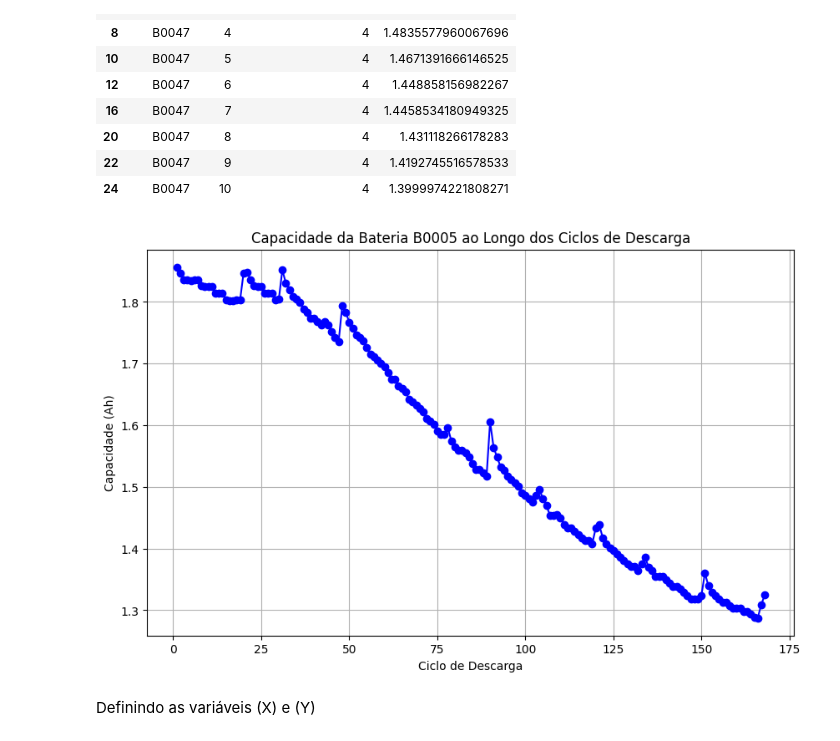
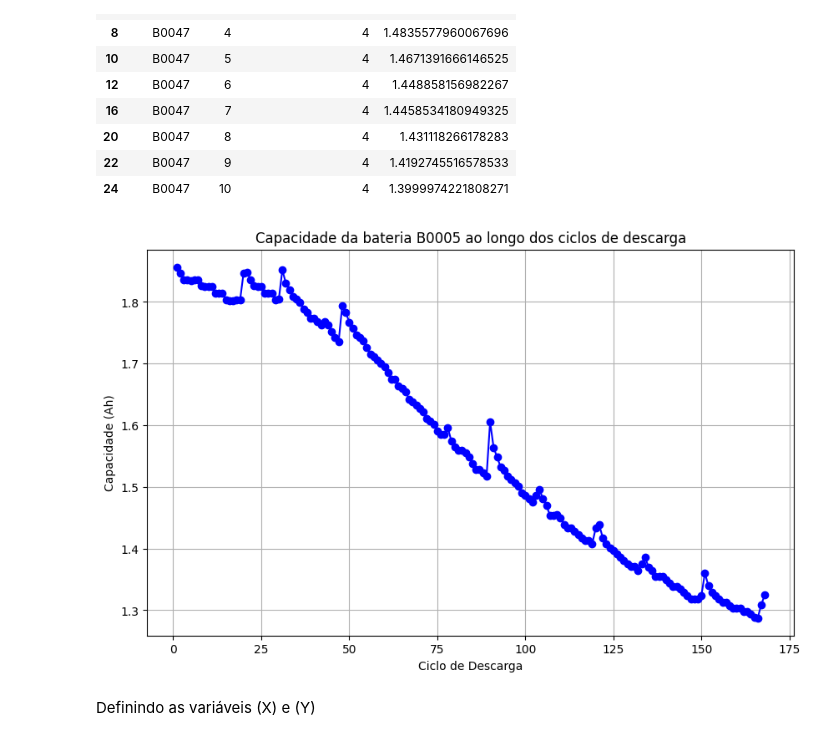
Before and after one commit to EnukNogueira/nasa-battery, a Jupyter notebook: sklearn_battery.ipynb, the cells around one changed output. Cells and saved outputs as stored; diff of their text form; code cells hidden in the pictures.

```diff
--- a/sklearn_battery.ipynb
+++ b/sklearn_battery.ipynb
@@ -122,21 +122,21 @@ df_descarga[['battery_id', 'ciclo', 'ambient_temperature', 'Capacity']].head(10)
 # %%
 # Convertendo de string para float, para evitar problemas de plotagem
 df_descarga['Capacity'] = pd.to_numeric(df_descarga['Capacity'], errors='coerce')
 df_descarga['ambient_temperature'] = pd.to_numeric(df_descarga['ambient_temperature'], errors='coerce')
 df_descarga = df_descarga.dropna(subset=['Capacity', 'ambient_temperature']).copy()
 
 
 battery_exemplo = df_descarga[df_descarga['battery_id'] == 'B0005']
 
 plt.figure(figsize=(10, 6))
 plt.plot(battery_exemplo['ciclo'], battery_exemplo['Capacity'], marker='o', linestyle='-', color='b')
 plt.xlabel('Ciclo de Descarga')
 plt.ylabel('Capacidade (Ah)')
-plt.title('Capacidade da Bateria B0005 ao Longo dos Ciclos de Descarga')
+plt.title('Capacidade da bateria B0005 ao longo dos ciclos de descarga')
 plt.grid(True)
 plt.show()
 # %% [output]
-[figure, old version]
+[figure, new version]
 # %% [markdown]
 Definindo as variáveis (X) e (Y)
 # %%
```
Also changed, not shown: parts of 2 cells of this notebook.
